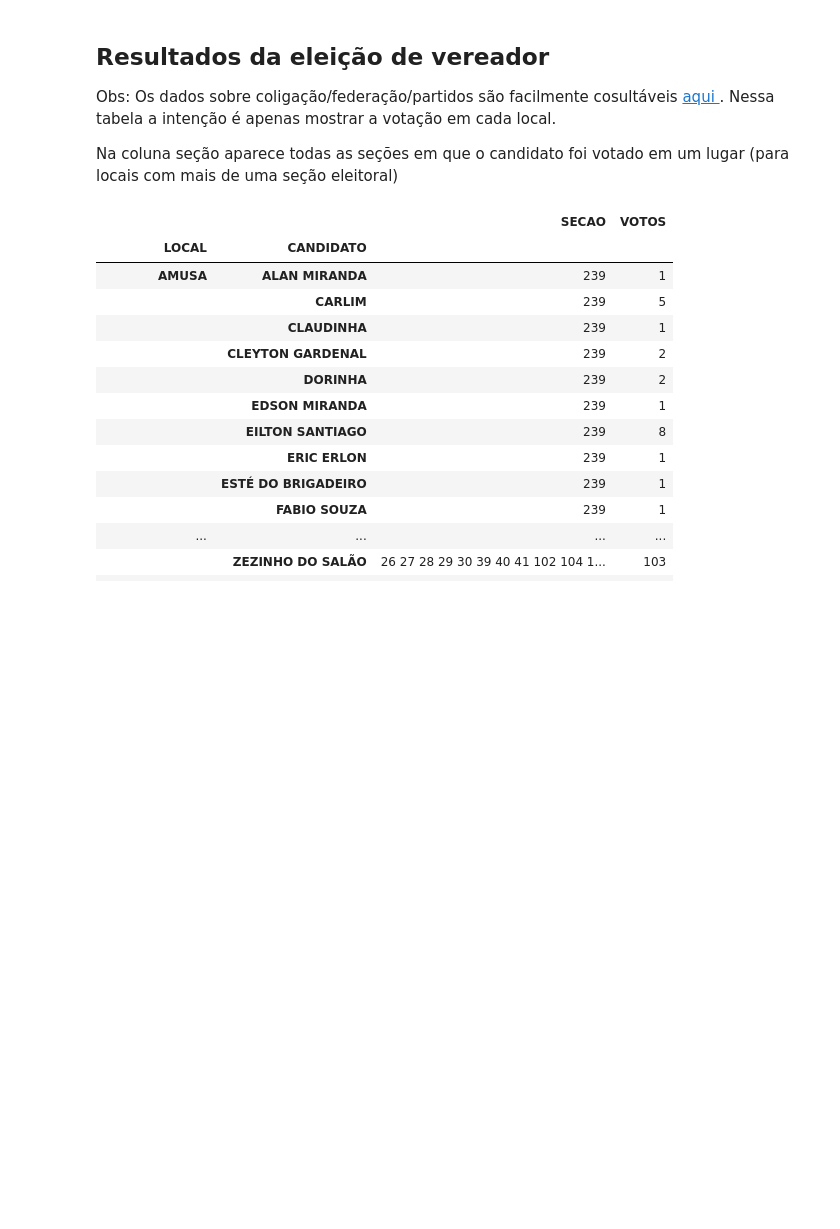
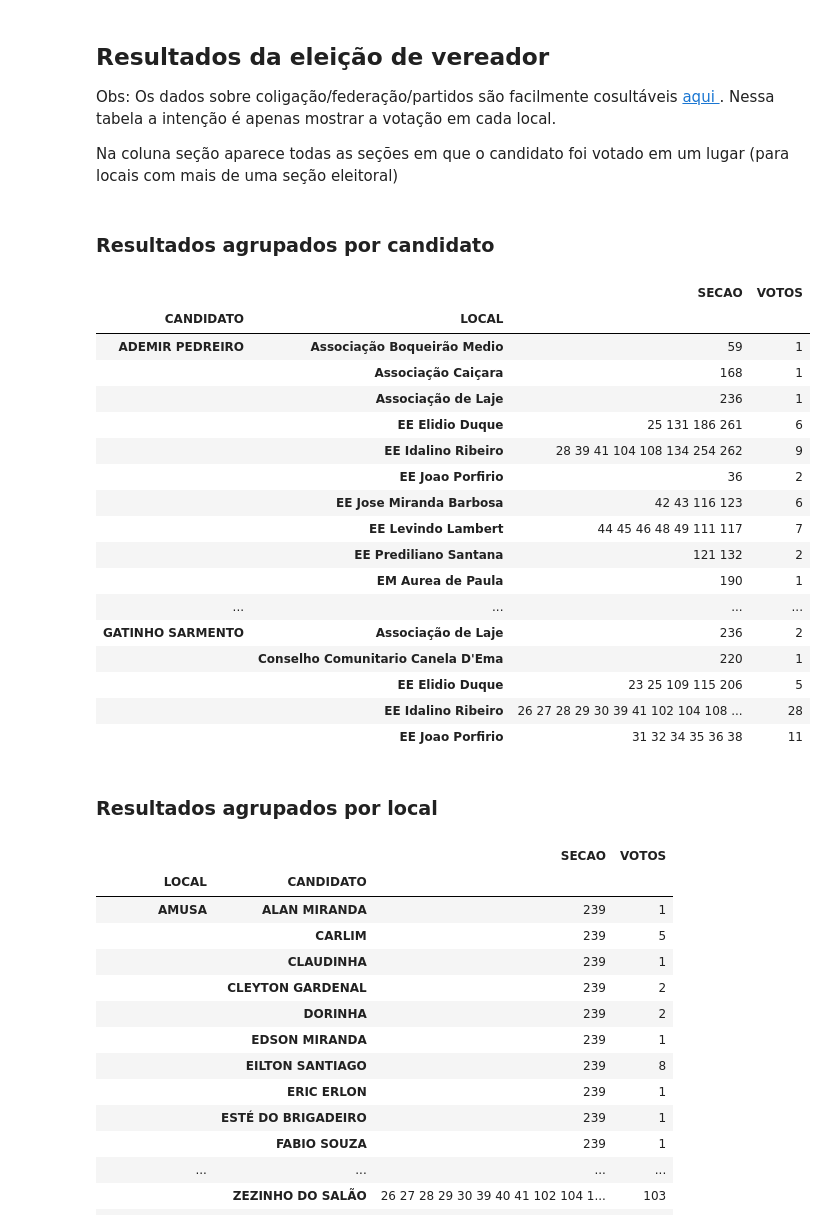
Before and after one commit to nfmmendes/eleicoes-salinas-2024, a Jupyter notebook: Resultado eleições municipais - Salinas(MG) 2024.ipynb, the cells around one changed output. Saved outputs shown, nothing was run; the diff lists cells and outputs as text; code cells hidden in the pictures; blank space fills up the shorter version.

Commit message:
Add resultados agrupados por candidato

```diff
--- a/Resultado eleições municipais - Salinas(MG) 2024.ipynb
+++ b/Resultado eleições municipais - Salinas(MG) 2024.ipynb
@@ -54,4 +54,49 @@ display(df)
 <H2> Resultados da eleição de vereador </H2>
 <p> Obs: Os dados sobre coligação/federação/partidos são facilmente cosultáveis <a href="https://resultados.tse.jus.br/oficial/app/index.html#/divulga/votacao-de-partidos;e=619;cargo=13;uf=mg;mu=51390"> aqui </a>. Nessa tabela a intenção é apenas mostrar a votação em cada local. </p>
 <p> Na coluna seção aparece todas as seções em que o candidato foi votado em um lugar (para locais com mais de uma seção eleitoral) </p>
+# %% [markdown]
+<H3> Resultados agrupados por candidato </H3>
+# %%
+# LE DADOS
+df = pd.read_csv("vereador-final.csv", sep=";", encoding="ANSI", index_col=0).sort_values(by="SECAO")
+
+# AJUSTA A VISIBILIDADE DA TABELA
+numero_candidatos = len(df["CANDIDATO"].unique())
+pd.set_option('display.max_rows', len(df) + 1)
+pd.set_option('display.max_columns', numero_candidatos + 1)
+
+df["SECAO"] = df["SECAO"].apply(lambda x : str(x) + " ")
+
+# AGRUPA POR LUGAR DE VOTAÇÃO, SEÇÃO E CANDIDATO
+dfg = df.groupby(by=["CANDIDATO", "LOCAL"]).sum()
+
+# APENAS INCLUI O TOTAL NA ÚLTIMA LINHA
+dfg.loc['total', ["SECAO", "VOTOS"] ] = [" ", dfg["VOTOS"].sum()]
+
+# CORRIGE UMA CONVERSÃO INDESEJADA PARA VALORES DE PONTO FLUTUANTE
+dfg["VOTOS"] = dfg["VOTOS"].fillna(0).astype(int)
+
+# MOSTRA TABELA
+display(dfg)
+# %% [output]
+|  |  | SECAO | VOTOS |
+| CANDIDATO | LOCAL |  |  |
+| ADEMIR PEDREIRO | Associação Boqueirão Medio | 59 | 1 |
+|  | Associação Caiçara | 168 | 1 |
+|  | Associação de Laje | 236 | 1 |
+|  | EE Elidio Duque | 25 131 186 261 | 6 |
+|  | EE Idalino Ribeiro | 28 39 41 104 108 134 254 262 | 9 |
+|  | EE Joao Porfirio | 36 | 2 |
+|  | EE Jose Miranda Barbosa | 42 43 116 123 | 6 |
+|  | EE Levindo Lambert | 44 45 46 48 49 111 117 | 7 |
+|  | EE Prediliano Santana | 121 132 | 2 |
+|  | EM Aurea de Paula | 190 | 1 |
+| ... | ... | ... | ... |
+| GATINHO SARMENTO | Associação de Laje | 236 | 2 |
+|  | Conselho Comunitario Canela D'Ema | 220 | 1 |
+|  | EE Elidio Duque | 23 25 109 115 206 | 5 |
+|  | EE Idalino Ribeiro | 26 27 28 29 30 39 41 102 104 108 ... | 28 |
+|  | EE Joao Porfirio | 31 32 34 35 36 38 | 11 |
+# %% [markdown]
+<H3> Resultados agrupados por local </h3>
 # %%
```
Also changed, not shown: parts of 1 cell of this notebook.
